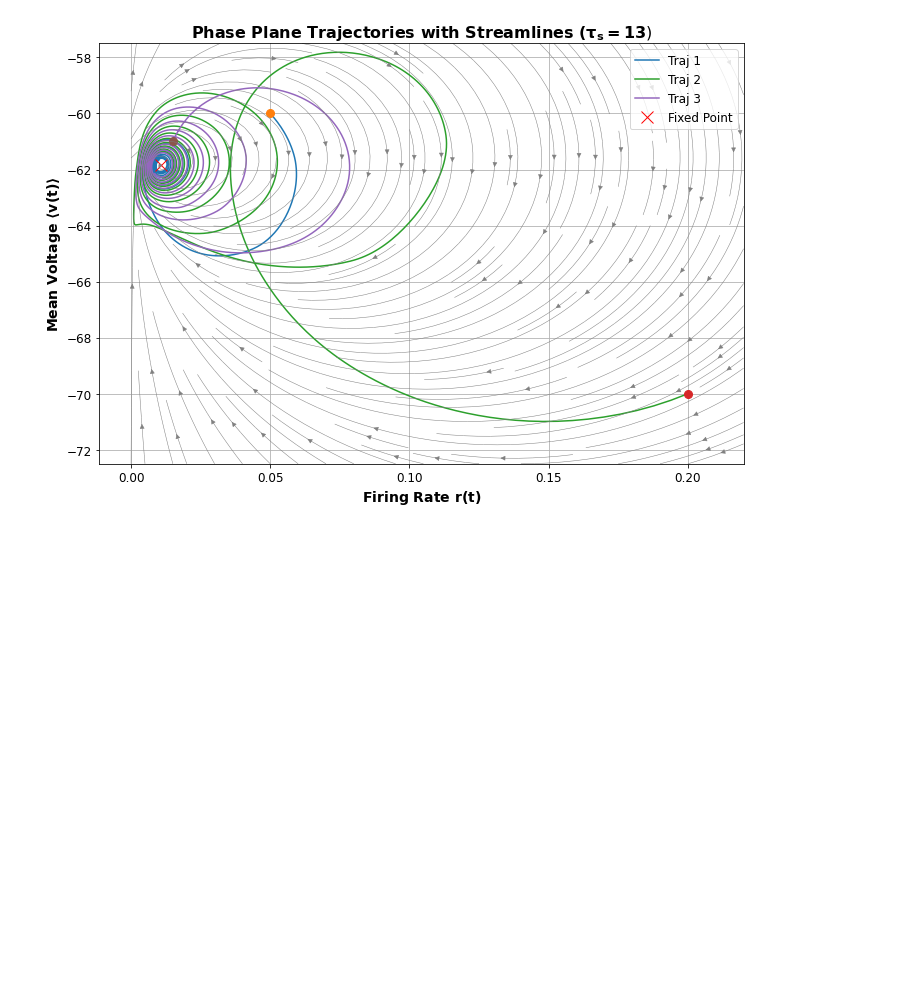
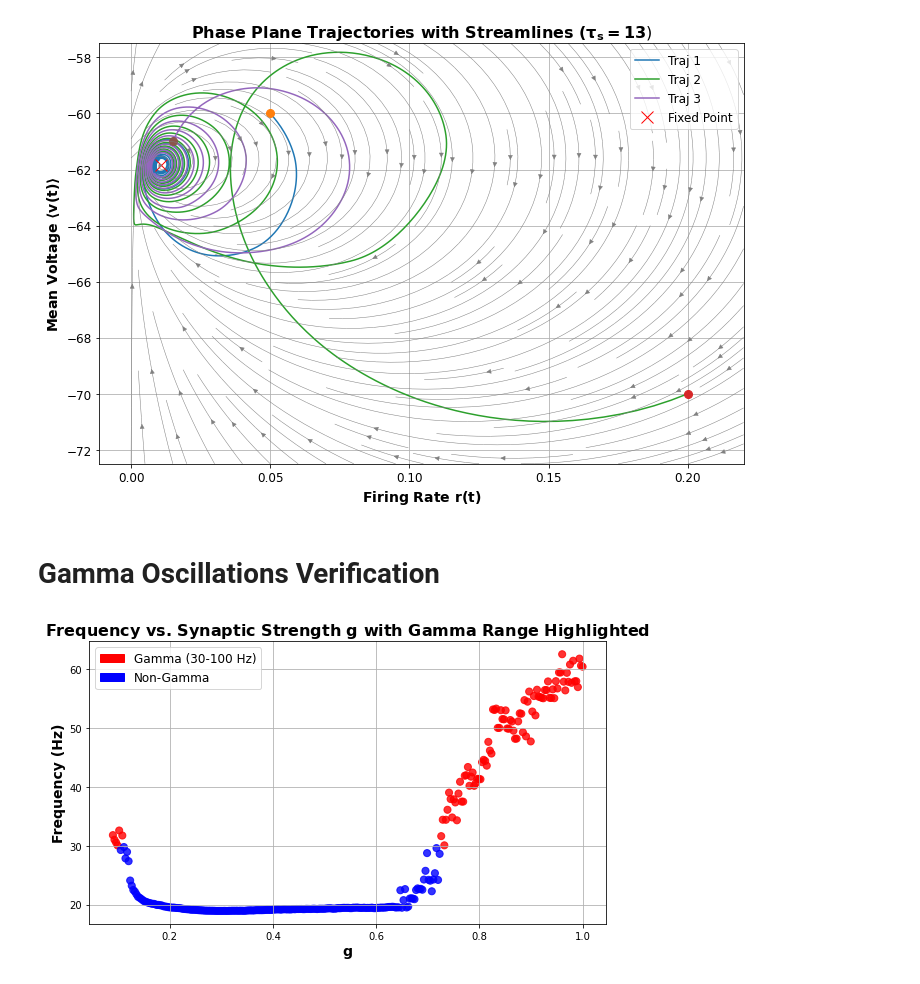
Before and after one commit to davidkelly2002/Final_Year_Thesis_Code, a Jupyter notebook: Bifurcation Analysis (g and tau_s) (Chapter 4).ipynb, the cells around one changed output. Cells and saved outputs as stored; diff of their text form; code cells hidden in the pictures; blank space fills up the shorter version.

```diff
--- a/Bifurcation Analysis (g and tau_s) (Chapter 4).ipynb
+++ b/Bifurcation Analysis (g and tau_s) (Chapter 4).ipynb
@@ -592,7 +712,7 @@ plt.show()
 # %%
 g = 0.2
 # Parameters (make sure these are defined correctly for your system)
-tauS_values = np.linspace(0.1, 15, 201)
+tauS_values = np.linspace(0.1, 5, 201)
 initial_guess = [0.120, -62]
 
 # Storage arrays
@@ -1098,3 +1218,15 @@ plt.savefig('TrajectoryPlot_tauS_13.png')
 plt.show()
 # %% [output]
 [figure]
+# %% [markdown]
+# Gamma Oscillations Verification
+# %%
+# Define the mean-field ODE system
+def mean_field_odes(t, y, g, tauS):
+    r, v, u, s, p = y
+    drdt = (B - g*s)*r + 2.0*A*r*v +  Delta*A/pi
+    dvdt = - (pi**2 / A)*(r**2) + A*(v**2) + B*v + C - u + I + etaBar + g*s*(Esyn - v)
+    dudt = a*(b*v - u) + d*r
+    dsdt = - s / tauS + p / tauS
+    dpdt = -(p/tauS) + p_jump*r
+    return [drdt, dvdt, dudt, dsdt, dpdt]
@@ -1100,0 +1276,58 @@ plt.show()
+# %%
+# Define the range of g values to test
+g_test_values = np.linspace(0.09, 1.0, 300)  # e.g., 0.01 to 1.0
+frequencies = []
+gamma_range = []
+Delta = 0.02
+etaBar = 0.8  # Fixed etaBar value
+init_cond = [0.05, -60, -15, 0.1, 0.1]  # Example initial conditions
+
+# Your time span
+t_span = (0, 1000)
+t_eval = np.linspace(*t_span, 10000)
+
+# Assume your mean_field_odes and compute_oscillation_frequency functions are defined
+
+for g in g_test_values:
+    # Solve the system for each g
+    sol = solve_ivp(
+        mean_field_odes,
+        t_span,
+        init_cond,
+        t_eval=t_eval,
+        args=(g, tauS)  # pass g as an argument now
+    )
+
+    # Extract r(t)
+    r_of_t = sol.y[0]
+
+    # Compute frequency
+    freq = compute_oscillation_frequency(sol.t, r_of_t, t_transient=300.0)
+    frequencies.append(freq)
+
+    # Check if in gamma band
+    in_gamma = (freq is not None) and (30 <= freq <= 100)
+    gamma_range.append(in_gamma)
+
+# Replace None with np.nan for plotting
+freqs_cleaned = [f if f is not None else np.nan for f in frequencies]
+colors = ['red' if g else 'blue' for g in gamma_range]
+
+# Plotting
+plt.figure(figsize=(8,5))
+plt.scatter(g_test_values, freqs_cleaned, c=colors, alpha=0.8, s=50)
+
+plt.xlabel(r'$\mathbf{g}}$', fontsize=14, fontweight='bold')
+plt.ylabel('Frequency (Hz)', fontsize=14, fontweight='bold')
+plt.title(r'Frequency vs. Synaptic Strength $\mathbf{g}$ with Gamma Range Highlighted', fontsize=16, fontweight='bold')
+plt.grid(True)
+
+# Custom legend
+gamma_patch = mpatches.Patch(color='red', label='Gamma (30-100 Hz)')
+non_gamma_patch = mpatches.Patch(color='blue', label='Non-Gamma')
+plt.legend(handles=[gamma_patch, non_gamma_patch], fontsize=12)
+plt.tight_layout()
+plt.savefig('Freq_vs_gsyn.png')
+plt.show()
+# %% [output]
+[figure, added]
```
Also changed, not shown: parts of 4 cells of this notebook, 1 other file.
